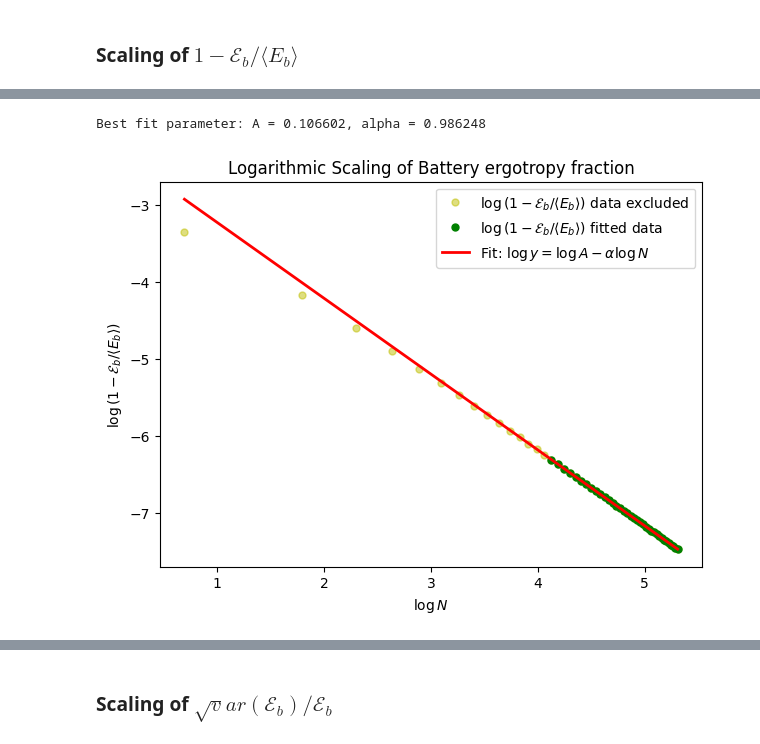
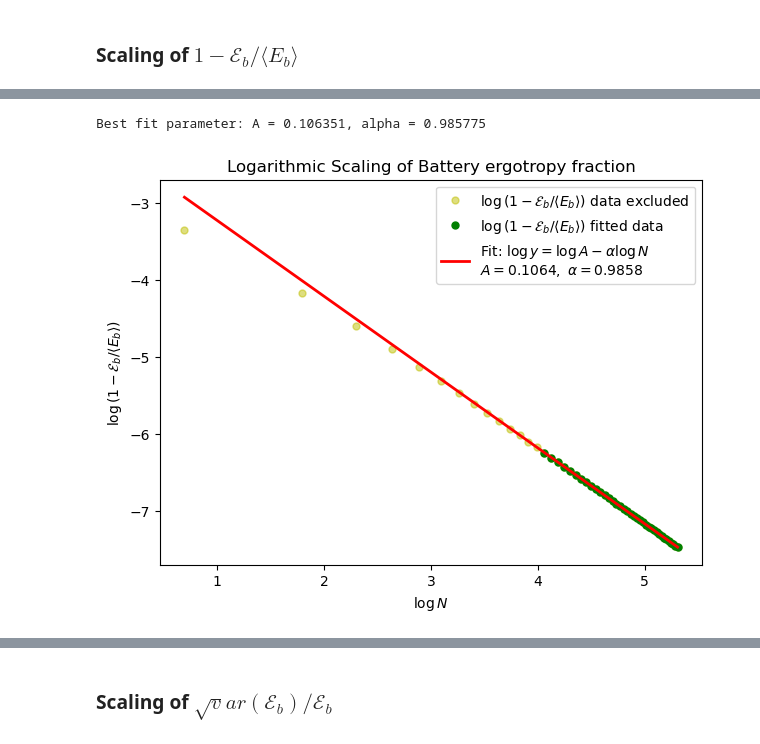
Before and after one commit to gbhanja/ERGO_FLUC_parallel_codes, a Jupyter notebook: Plot_TC_Kac_OP.ipynb, the cells around one changed output, grey strips where cells are left out. Cells and saved outputs as stored; diff of their text form; code cells hidden in the pictures.

```diff
--- a/Plot_TC_Kac_OP.ipynb
+++ b/Plot_TC_Kac_OP.ipynb
@@ -193,8 +150,8 @@ def log_fit1(log_N, logA, alpha1):
 y_full = 1 - np.array(E_ratio)
 
 # Restrict fitting data
-N_data1 = N_arr[15:51]
-y_data1 = y_full[15:51]
+N_data1 = N_arr[14:51]
+y_data1 = y_full[14:51]
 
 # Keep only positive values for the logarithm
 mask = (N_data1 > 0) & (y_data1 > 0)
@@ -209,33 +166,36 @@ log_y = np.log(y_fit_data1)
 # Fit in log-space
 popt, pcov = curve_fit(log_fit1, log_N, log_y)
 
 logA_opt, alpha_opt = popt
 
 A_opt = np.exp(logA_opt)
 
 print(f"Best fit parameter: A = {A_opt:.6f}, alpha = {alpha_opt:.6f}")
 
 # Smooth curve over FULL N range
 N_smooth = np.linspace(min(N_arr), max(N_arr), 300)
 
 y_smooth = A_opt / (N_smooth**alpha_opt)
 
 plt.figure(figsize=(7, 5))
 
 # Plot FULL dataset with faded colours
 plt.plot(np.log(N_arr[y_full > 0]), np.log(y_full[y_full > 0]), 'o', color='y', markersize=5, alpha=0.5,label=r"$\log\left(1 - \mathcal{E}_b / \langle E_b \rangle\right)$ data excluded")
 
 # Plot restricted fitted data
 plt.plot(log_N, log_y, 'o', color='g', markersize=5, label=r"$\log\left(1 - \mathcal{E}_b / \langle E_b \rangle\right)$ fitted data")
 
 # Plot fitted line over FULL range
-plt.plot(np.log(N_smooth), np.log(y_smooth), '-', color='r', linewidth=2, label=rf'Fit: $\log y = \log A - \alpha\log N$')
+plt.plot(np.log(N_smooth), np.log(y_smooth), '-', color='r', linewidth=2, label=(
+        rf'Fit: $\log y = \log A - \alpha \log N$'
+        '\n'
+        rf'$A={A_opt:.4f},\ \alpha={alpha_opt:.4f}$'))
 
 plt.xlabel(r"$\log N$")
 plt.ylabel(r"$\log\left(1 - \mathcal{E}_b / \langle E_b \rangle\right)$")
 plt.title("Logarithmic Scaling of Battery ergotropy fraction")
 plt.legend()
 plt.show()
 # %% [output]
-Best fit parameter: A = 0.106602, alpha = 0.986248
+Best fit parameter: A = 0.106351, alpha = 0.985775
-[figure, old version]
+[figure, new version]
```
Also changed, not shown: parts of 12 cells of this notebook.
